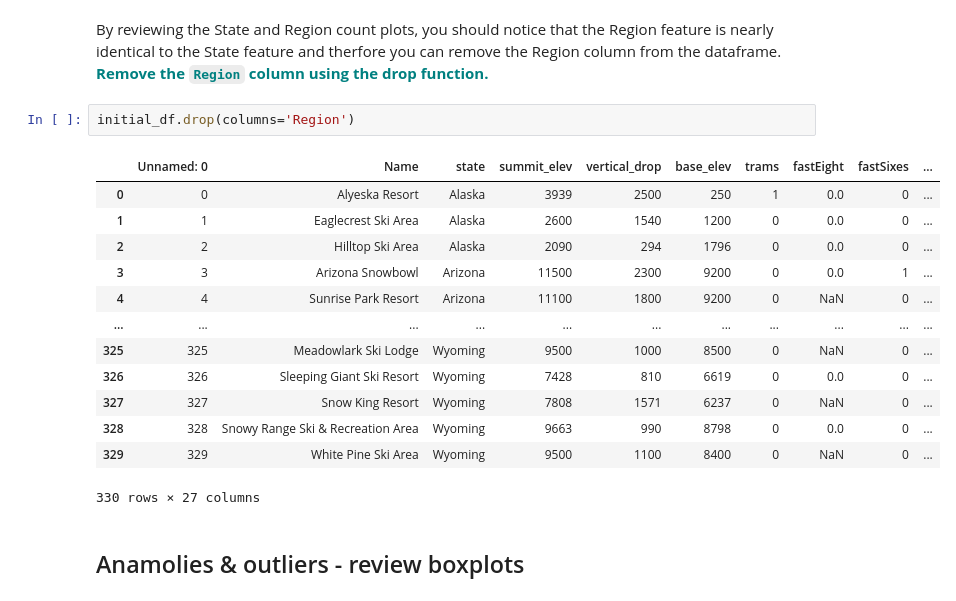
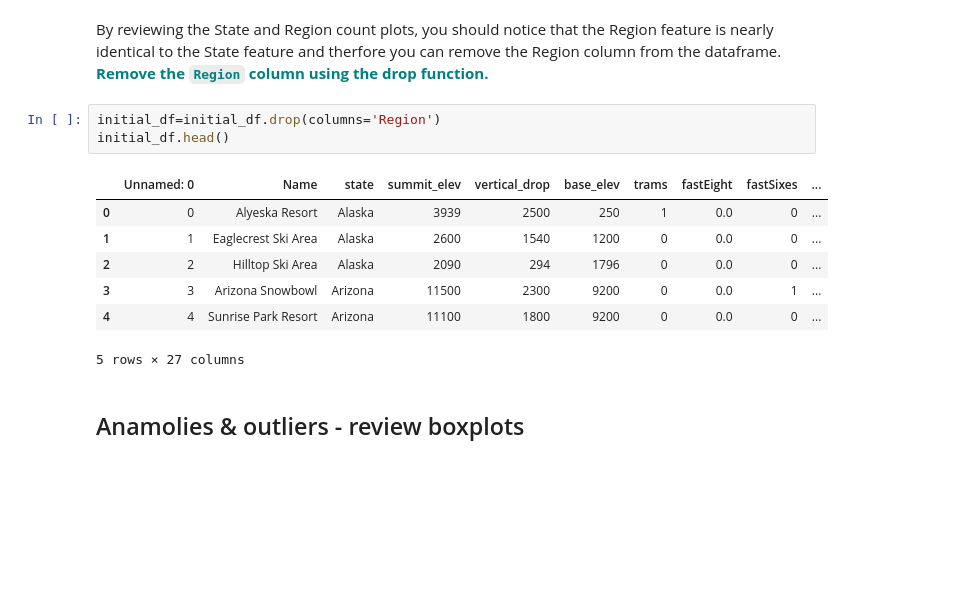
Before and after one commit to saimoom026/Springboard, a Jupyter notebook: springboard/GuidedCapstone/Notebook_stepthree.ipynb, the cells around one changed output. Drawn from its saved outputs; the diff is of its cells as text; blank space fills up the shorter version.

```diff
--- a/springboard/GuidedCapstone/Notebook_stepthree.ipynb
+++ b/springboard/GuidedCapstone/Notebook_stepthree.ipynb
@@ -122,21 +122,16 @@ initial_df.Region.value_counts().plot(kind='bar')
 # %% [markdown]
 By reviewing the State and Region count plots, you should notice that the Region feature is nearly identical to the State feature and therfore you can remove the Region column from the dataframe.**<font color='teal'> Remove the `Region` column using the drop function.</font>**
 # %%
-initial_df.drop(columns='Region')
+initial_df=initial_df.drop(columns='Region')
+initial_df.head()
 # %% [output]
 |  | Unnamed: 0 | Name | state | summit_elev | vertical_drop | base_elev | trams | fastEight | fastSixes | ... |
 | 0 | 0 | Alyeska Resort | Alaska | 3939 | 2500 | 250 | 1 | 0.0 | 0 | ... |
 | 1 | 1 | Eaglecrest Ski Area | Alaska | 2600 | 1540 | 1200 | 0 | 0.0 | 0 | ... |
 | 2 | 2 | Hilltop Ski Area | Alaska | 2090 | 294 | 1796 | 0 | 0.0 | 0 | ... |
 | 3 | 3 | Arizona Snowbowl | Arizona | 11500 | 2300 | 9200 | 0 | 0.0 | 1 | ... |
-| 4 | 4 | Sunrise Park Resort | Arizona | 11100 | 1800 | 9200 | 0 | NaN | 0 | ... |
-| ... | ... | ... | ... | ... | ... | ... | ... | ... | ... | ... |
-| 325 | 325 | Meadowlark Ski Lodge | Wyoming | 9500 | 1000 | 8500 | 0 | NaN | 0 | ... |
-| 326 | 326 | Sleeping Giant Ski Resort | Wyoming | 7428 | 810 | 6619 | 0 | 0.0 | 0 | ... |
-| 327 | 327 | Snow King Resort | Wyoming | 7808 | 1571 | 6237 | 0 | NaN | 0 | ... |
-| 328 | 328 | Snowy Range Ski & Recreation Area | Wyoming | 9663 | 990 | 8798 | 0 | 0.0 | 0 | ... |
-| 329 | 329 | White Pine Ski Area | Wyoming | 9500 | 1100 | 8400 | 0 | NaN | 0 | ... |
+| 4 | 4 | Sunrise Park Resort | Arizona | 11100 | 1800 | 9200 | 0 | 0.0 | 0 | ... |
-330 rows × 27 columns
+5 rows × 27 columns
 # %% [markdown]
 ## Anamolies & outliers - review boxplots
 # %% [markdown]
```
Also changed, not shown: parts of 22 cells of this notebook.
